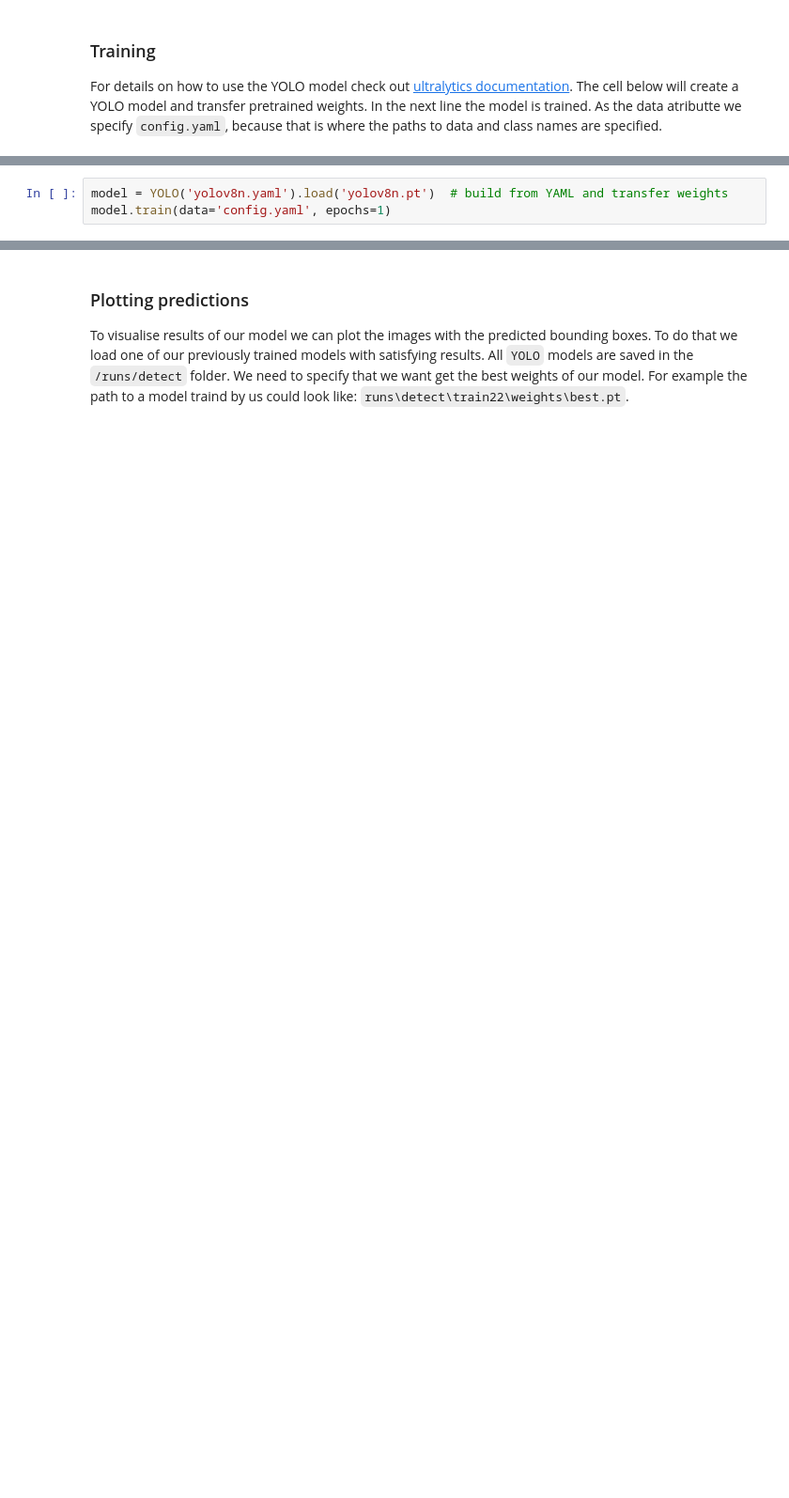
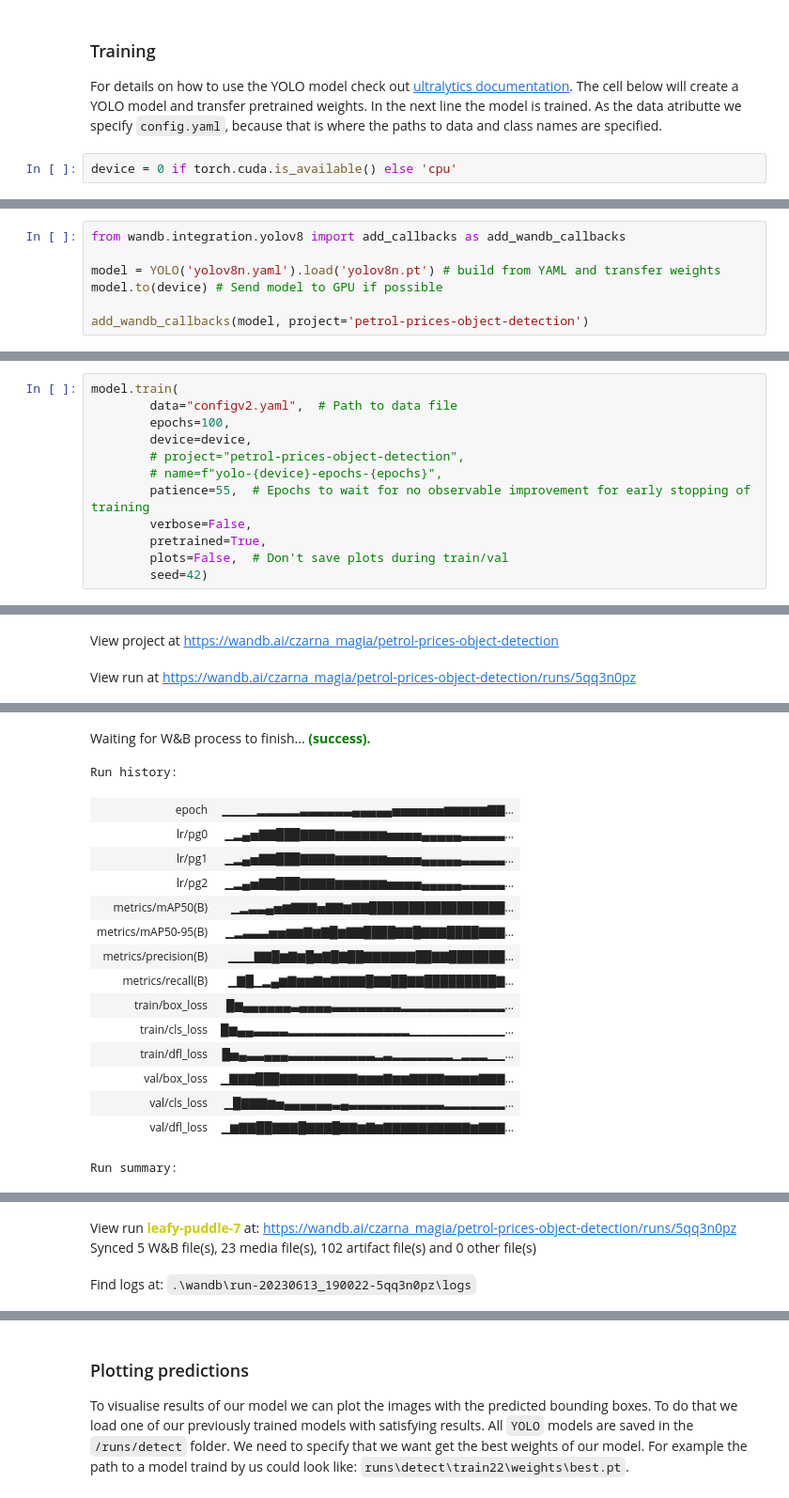
Before and after one commit to KTFish/petrol-prices-object-detection, a Jupyter notebook: petrol_tags_model.ipynb, the cells around one changed output, grey strips where cells are left out. Shown at 94% size. Cells and saved outputs as stored; diff of their text form; blank space fills up the shorter version.

```diff
--- a/petrol_tags_model.ipynb
+++ b/petrol_tags_model.ipynb
@@ -21,3 +34,5 @@ TEST_DIR = r'custom_data/roboflow/images/test'
 # %% [markdown]
 ### Training
 For details on how to use the YOLO model check out [ultralytics documentation](https://docs.ultralytics.com/). The cell below will create a YOLO model and transfer pretrained weights. In the next line the model is trained. As the data atributte we specify `config.yaml`, because that is where the paths to data and class names are specified.
+# %%
+device = 0 if torch.cuda.is_available() else 'cpu'
@@ -24,3 +43,7 @@ For details on how to use the YOLO model check out [ultralytics documentation](h
 # %%
-model = YOLO('yolov8n.yaml').load('yolov8n.pt')  # build from YAML and transfer weights
-model.train(data='config.yaml', epochs=1)
+from wandb.integration.yolov8 import add_callbacks as add_wandb_callbacks
+
+model = YOLO('yolov8n.yaml').load('yolov8n.pt') # build from YAML and transfer weights
+model.to(device) # Send model to GPU if possible
+
+add_wandb_callbacks(model, project='petrol-prices-object-detection')
@@ -26,0 +69,13 @@ model.train(data='config.yaml', epochs=1)
+# %%
+model.train(
+        data="configv2.yaml",  # Path to data file
+        epochs=100,
+        device=device,
+        # project="petrol-prices-object-detection",
+        # name=f"yolo-{device}-epochs-{epochs}",
+        patience=55,  # Epochs to wait for no observable improvement for early stopping of training
+        verbose=False,
+        pretrained=True,
+        plots=False,  # Don't save plots during train/val
+        seed=42)
+# %% [output]
@@ -26,0 +102,2 @@ model.train(data='config.yaml', epochs=1)
+View project at https://wandb.ai/czarna_magia/petrol-prices-object-detection
+View run at https://wandb.ai/czarna_magia/petrol-prices-object-detection/runs/5qq3n0pz
@@ -26,0 +121,17 @@ model.train(data='config.yaml', epochs=1)
+Waiting for W&B process to finish... (success).
+Run history:
+| epoch | ▁▁▁▁▂▂▂▂▂▃▃▃▃▃▃▄▄▄▄▄▅▅▅▅▅▅▆▆▆▆▆▇▇... |
+| lr/pg0 | ▁▂▄▅▇▇███▇▇▇▇▆▆▆▆▆▆▅▅▅▅▄▄▄▄▄▃▃▃▃▃... |
+| lr/pg1 | ▁▂▄▅▇▇███▇▇▇▇▆▆▆▆▆▆▅▅▅▅▄▄▄▄▄▃▃▃▃▃... |
+| lr/pg2 | ▁▂▄▅▇▇███▇▇▇▇▆▆▆▆▆▆▅▅▅▅▄▄▄▄▄▃▃▃▃▃... |
+| metrics/mAP50(B) | ▁▂▃▃▄▅▆▇▇▇▅▇▇▆▇▇█████████████████... |
+| metrics/mAP50-95(B) | ▁▂▃▃▃▅▅▆▆▇▆▇█▆▇▇████▇▇█▇▇▇████▇▇▇... |
+| metrics/precision(B) | ▁▁▁▇▇█▆▇▆█▆▇█▇██▇▇▇▇▇▇██▇▇███████... |
+| metrics/recall(B) | ▁▇█▁▂▄▆▇▆▆▇▆▇▇▇▇█▇▇██▇▇█████████▇... |
+| train/box_loss | █▆▄▄▄▄▄▄▃▄▄▄▄▃▃▃▃▃▃▃▃▂▂▂▂▂▂▂▂▂▂▂▂... |
+| train/cls_loss | █▆▄▄▃▃▃▃▂▂▂▂▂▂▂▂▂▂▂▂▂▂▁▁▁▁▁▁▁▁▁▁▁... |
+| train/dfl_loss | █▅▄▃▃▄▄▄▃▃▃▃▃▃▃▃▃▃▂▃▂▂▂▂▂▂▂▁▂▂▂▁▁... |
+| val/box_loss | ▁▇▇▇███▇▇▇▇▇▇▇▇▇▆▆▆▇▆▆▇▇▇▇▆▆▆▆▇▇▇... |
+| val/cls_loss | ▁█▇▇▇▆▅▄▄▄▄▄▄▃▄▃▃▃▃▃▃▃▃▃▃▃▂▂▂▂▂▂▂... |
+| val/dfl_loss | ▁▆▇▇██▇▇▇█▇▇▇█▇▇▆▇▆▇▇▇▇▇▇▇▇▇▇▆▇▇▇... |
+Run summary:
@@ -26,0 +150,3 @@ model.train(data='config.yaml', epochs=1)
+View run leafy-puddle-7 at: https://wandb.ai/czarna_magia/petrol-prices-object-detection/runs/5qq3n0pz
+Synced 5 W&B file(s), 23 media file(s), 102 artifact file(s) and 0 other file(s)
+Find logs at: .\wandb\run-20230613_190022-5qq3n0pz\logs
```
Also changed, not shown: parts of 11 cells of this notebook.
